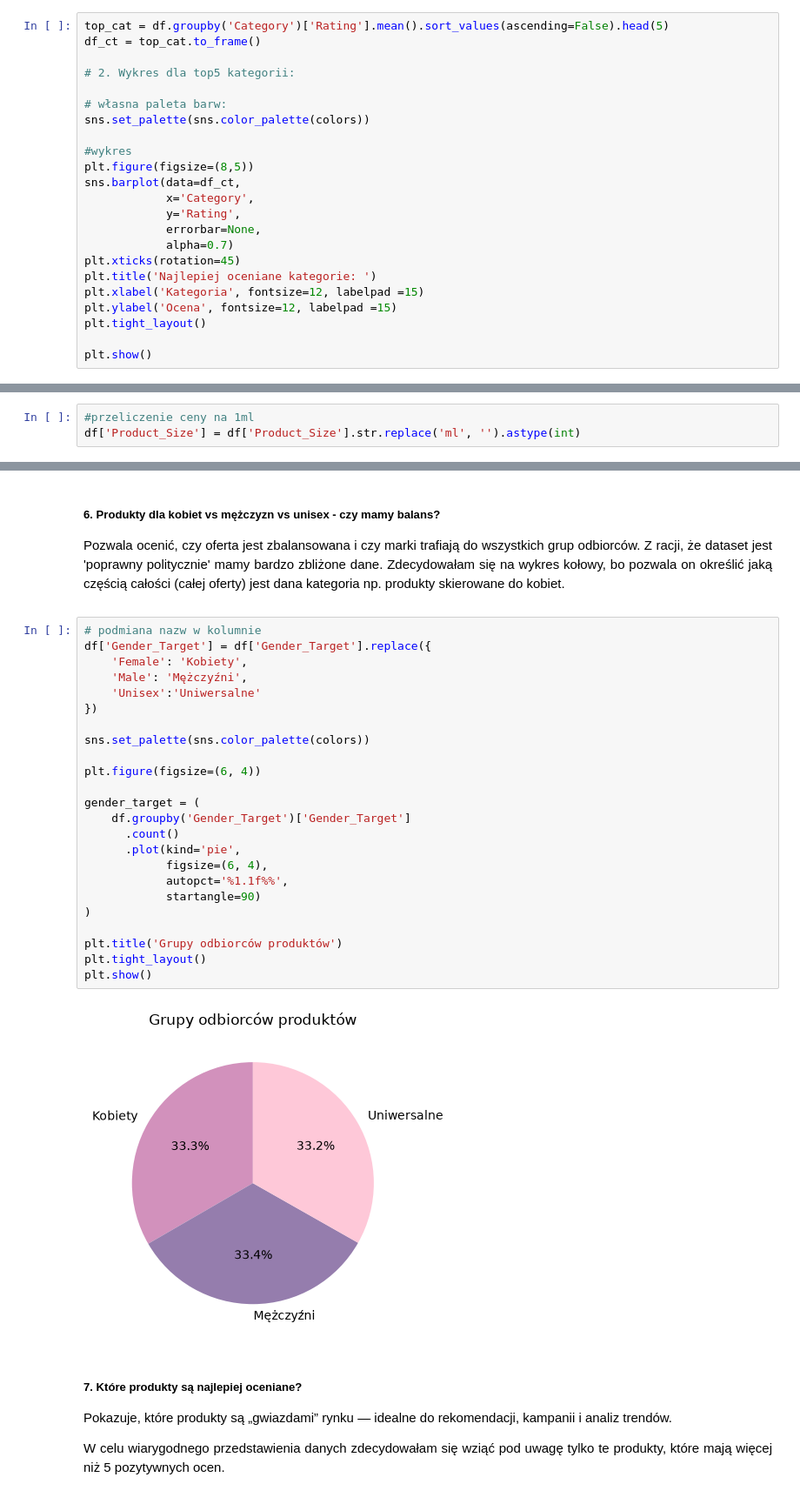
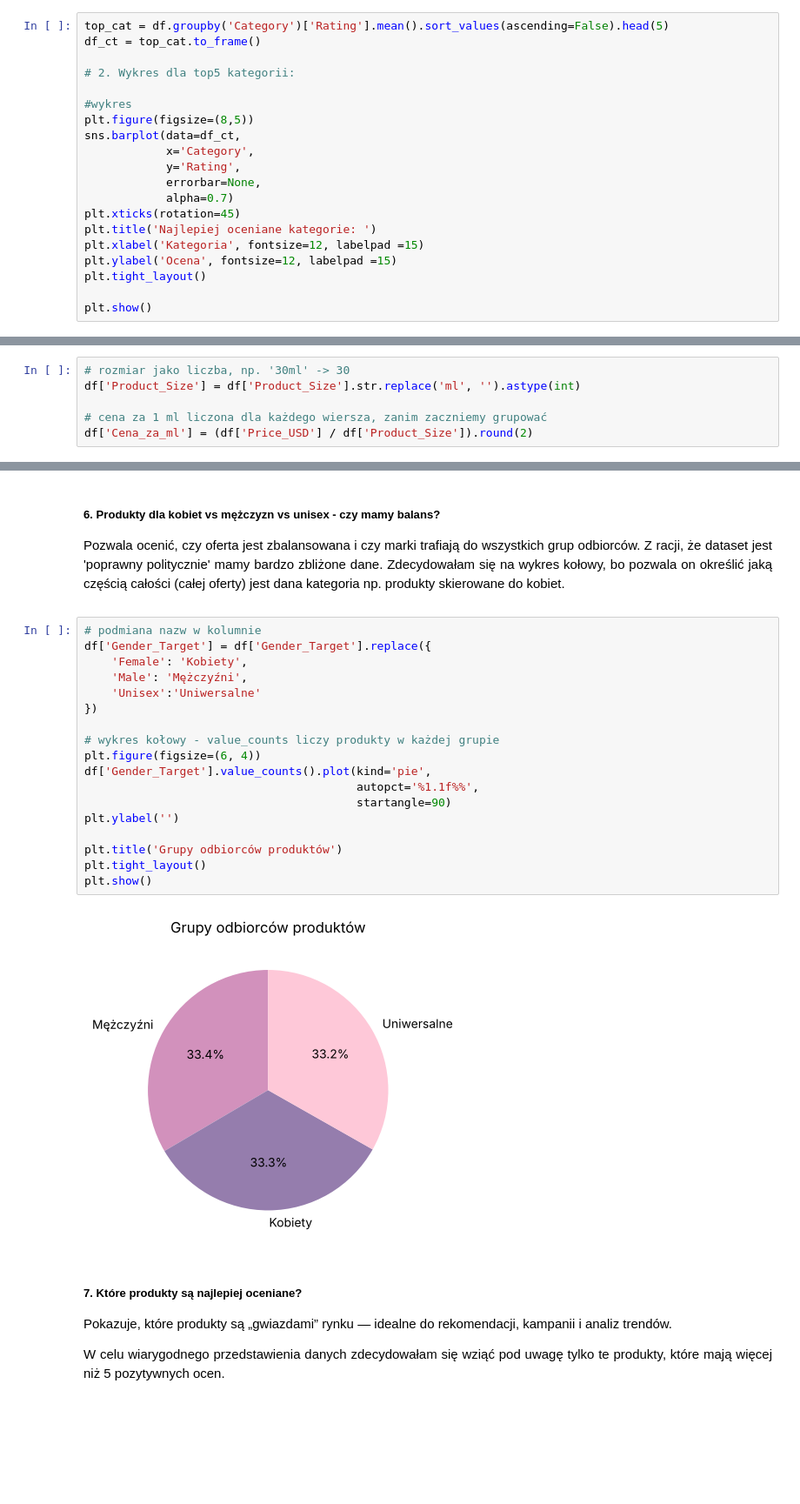
Before and after one commit to kamila-dudzinska/Top_Beauty, a Jupyter notebook: Analiza.ipynb, the cells around one changed output, grey strips where cells are left out. Shown at 87% size. Cells and saved outputs as stored; diff of their text form; blank space fills up the shorter version.

```diff
--- a/Analiza.ipynb
+++ b/Analiza.ipynb
@@ -165,9 +134,6 @@ top_cat = df.groupby('Category')['Rating'].mean().sort_values(ascending=False).h
 df_ct = top_cat.to_frame()
 
 # 2. Wykres dla top5 kategorii:
-
-# własna paleta barw:
-sns.set_palette(sns.color_palette(colors))
 
 #wykres
 plt.figure(figsize=(8,5))
@@ -258,6 +217,9 @@ Znalezienie produktów premium/luksusowych jest ważne dla strategii cenowych, p
 
 </div>
 # %%
-#przeliczenie ceny na 1ml
+# rozmiar jako liczba, np. '30ml' -> 30
 df['Product_Size'] = df['Product_Size'].str.replace('ml', '').astype(int)
+
+# cena za 1 ml liczona dla każdego wiersza, zanim zaczniemy grupować
+df['Cena_za_ml'] = (df['Price_USD'] / df['Product_Size']).round(2)
 # %%
@@ -365,29 +307,23 @@ Pozwala ocenić, czy oferta jest zbalansowana i czy marki trafiają do wszystkic
 # %%
 # podmiana nazw w kolumnie
 df['Gender_Target'] = df['Gender_Target'].replace({
     'Female': 'Kobiety',
     'Male': 'Mężczyźni',
     'Unisex':'Uniwersalne'
 })
 
-sns.set_palette(sns.color_palette(colors))
-
+# wykres kołowy - value_counts liczy produkty w każdej grupie
 plt.figure(figsize=(6, 4))
-
-gender_target = (
-    df.groupby('Gender_Target')['Gender_Target']
-      .count()
-      .plot(kind='pie',
-            figsize=(6, 4),
-            autopct='%1.1f%%',
-            startangle=90)
-)
+df['Gender_Target'].value_counts().plot(kind='pie',
+                                        autopct='%1.1f%%',
+                                        startangle=90)
+plt.ylabel('')
 
 plt.title('Grupy odbiorców produktów')
 plt.tight_layout()
 plt.show()
 # %% [output]
-[figure, old version]
+[figure, new version]
 # %% [markdown]
 ##### 7. Które produkty są najlepiej oceniane?
 
```
Also changed, not shown: parts of 16 cells of this notebook.
